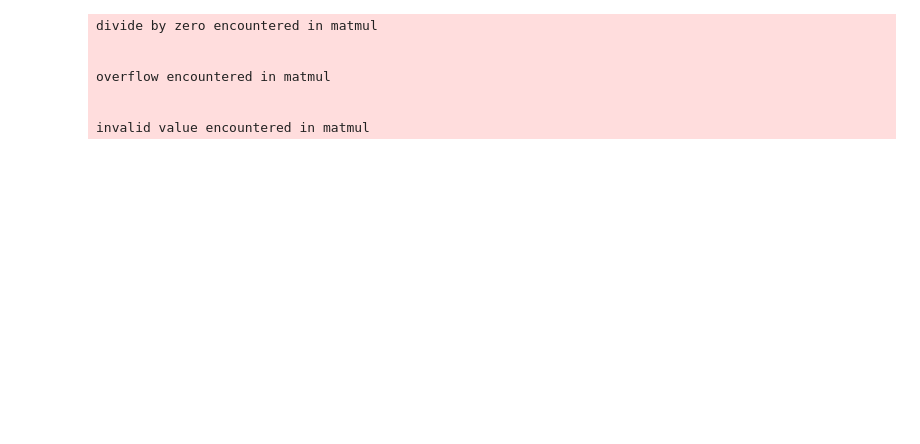
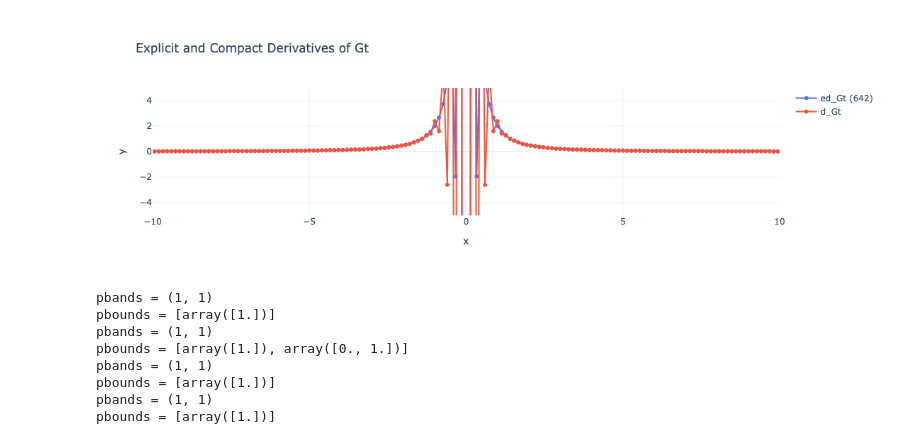
Before and after one commit to davidneilsen/pynwave2d, a Jupyter notebook: bssn/Test_BSSN_derivs_filters.ipynb, the cells around one changed output. Cells and saved outputs as stored; diff of their text form; code cells hidden in the pictures; blank space fills up the shorter version.

Commit message:
testing compact filters for KO dissipation

```diff
--- a/bssn/Test_BSSN_derivs_filters.ipynb
+++ b/bssn/Test_BSSN_derivs_filters.ipynb
@@ -86,13 +83,0 @@ TypeError: CompactFirst1D.__init__() takes 3 positional arguments but 4 were giv
-# %%
-if params["D2"] == "E4":
-    D2 = ExplicitSecond44_1D(dr)
-    g.set_D2(D2)
-elif params["D2"] == "E6":
-    D2 = ExplicitSecond642_1D(dr)
-    g.set_D2(D2)
-elif params["D2"] == "JP6":
-    D2 = CompactSecond1D(r, DerivType.D2_JP6, CFDSolve.LUSOLVE)
-    #D2 = CompactSecond1D(r, DerivType.D2_JP6, CFDSolve.D_LU)
-    g.set_D2(D2)
-else:
-    raise NotImplementedError("D2 = { E4, E6, JP6 }")
@@ -145,0 +84,9 @@ Filter apply: FilterApply.APPLY_VARS
+# %%
+F1 = butil.init_filter(r, params)
+g.set_filter(F1)
+
+if g.num_filters > 0:
+    for f in g.Filter:
+        print(f"f type = {type(f)}")
+        print(f"Filter type: {f.get_filter_type()}")
+        print(f"Filter apply: {f.get_apply_filter()}")
@@ -183,7 +138,7 @@ highlighted_linewidth_delta = 2
 fig = go.FigureWidget()
 fig.layout.hovermode = 'closest'
 fig.layout.hoverdistance = -1 #ensures no "gaps" for selecting sparse data
-fig.add_trace(go.Scatter(x=r, y=Gt, name="Gt", mode="lines",line={ 'width': default_linewidth }))
+fig.add_trace(go.Scatter(x=r, y=Gt, name="Gt", mode="lines+markers",line={ 'width': default_linewidth }))
 fig.add_trace(go.Scatter(x=r, y=d_Gt, name="d_Gt", mode="lines+markers", line={ 'width': default_linewidth }))
 # we need to add the on_click event to each trace separately
 for i in range( len(fig.data) ):
@@ -194,6 +149,8 @@ fig.update_layout(
     title='Gt and dx_Gt',
     xaxis=dict(title='x', type='linear'),  # use 'log' for log scale
     yaxis=dict(title='y'),
+    xaxis_range=[-1,3],
+    yaxis_range=[-5,5],
     hovermode='x',
     template='plotly_white'
 )
@@ -204,4 +287,5 @@ fig.show()
 # %%
+dr = r[1] - r[0]  # grid spacing
 ED1 = ExplicitFirst642_1D(dr)
 ED2 = ExplicitSecond642_1D(dr)
 # %%
@@ -215,41 +299,53 @@ ed2_g_tt = ED2.grad2(eqs.u[eqs.U_GTT])
 ed_Gt = ED1.grad(Gt)
 # %%
 fig = go.Figure()
-fig.add_trace(go.Scatter(x=r, y=ed_Gt, name="ed_Gt (642)", mode="lines+markers"))
-fig.add_trace(go.Scatter(x=r, y=d_Gt, name="d_Gt", mode="lines+markers"))
-#fig.add_trace(go.Scatter(x=r, y=ed_Gt, name="ed_Gt (642)", mode="lines+markers",hoverinfo='skip'))
-#fig.add_trace(go.Scatter(x=r, y=d_Gt, name="d_Gt", mode="lines+markers",hoverinfo='skip'))
+#fig.add_trace(go.Scatter(x=r, y=ed_Gt, name="ed_Gt (642)", mode="lines+markers"))
+#fig.add_trace(go.Scatter(x=r, y=d_Gt, name="d_Gt", mode="lines+markers"))
+fig.add_trace(go.Scatter(x=r, y=ed_Gt, name="ed_Gt (642)", mode="lines+markers",hoverinfo='skip'))
+fig.add_trace(go.Scatter(x=r, y=d_Gt, name="d_Gt", mode="lines+markers",hoverinfo='skip'))
 
 # we need to add the on_click event to each trace separately
 for i in range( len(fig.data) ):
     fig.data[i].on_click(update_trace)
 
 # Layout with log scale option
 fig.update_layout(
     title='Explicit and Compact Derivatives of Gt',
     xaxis=dict(title='x', type='linear'),  # use 'log' for log scale
     yaxis=dict(title='y'),
+    xaxis_range=[-10,10],
+    yaxis_range=[-5,5],
     hovermode='x',
     template='plotly_white'
 )
 
 fig.show()
+# %% [output]
+[figure, added]
 # %%
-f = 1/r
+f = eqs.u[eqs.U_GT]
 amp = 1.0e-1
 #fn = f + amp*np.sin(137.523*r)
 gn = np.random.normal(0, 0.1, len(r))
 fn = f + amp*gn
-CF = CompactFilter(r, FilterApply.APPLY_VARS, FilterType.JTT6, 1, alpha=0.4, beta=0.0)
-ff = CF.filter(f)
+fbounds = False
+CF_F2 = NCompactFilter.init_filter(r, FilterType.F2, FilterApply.APPLY_VARS, CFDSolve.SCIPY, 1, fbounds, 0.4)
+CF_JTT4 = NCompactFilter.init_filter(r, FilterType.JTT4, FilterApply.APPLY_VARS, CFDSolve.SCIPY, 1, fbounds, 0.4)
+CF_JTT6 = NCompactFilter.init_filter(r, FilterType.JTT6, FilterApply.APPLY_VARS, CFDSolve.SCIPY, 1, fbounds, 0.4)
+CF_JTP6 = NCompactFilter.init_filter(r, FilterType.JTT6, FilterApply.APPLY_VARS, CFDSolve.SCIPY, 1, fbounds, 0.4, beta=0.4)
+f_F2 = CF_F2.filter(fn)
+f_JTT4 = CF_JTT4.filter(fn)
+f_JTT6 = CF_JTT6.filter(fn)
+f_JTP6 = CF_JTP6.filter(fn)
 # %% [output]
-divide by zero encountered in matmul
-
-
-overflow encountered in matmul
-
-
-invalid value encountered in matmul
+pbands = (1, 1)
+pbounds = [array([1.])]
+pbands = (1, 1)
+pbounds = [array([1.]), array([0., 1.])]
+pbands = (1, 1)
+pbounds = [array([1.])]
+pbands = (1, 1)
+pbounds = [array([1.])]
 # %%
 fig = go.Figure()
 fig.add_trace(go.Scatter(x=r, y=fn, name="f with noise", mode="lines+markers"))
```
Also changed, not shown: parts of 26 cells of this notebook, 3 other files.
